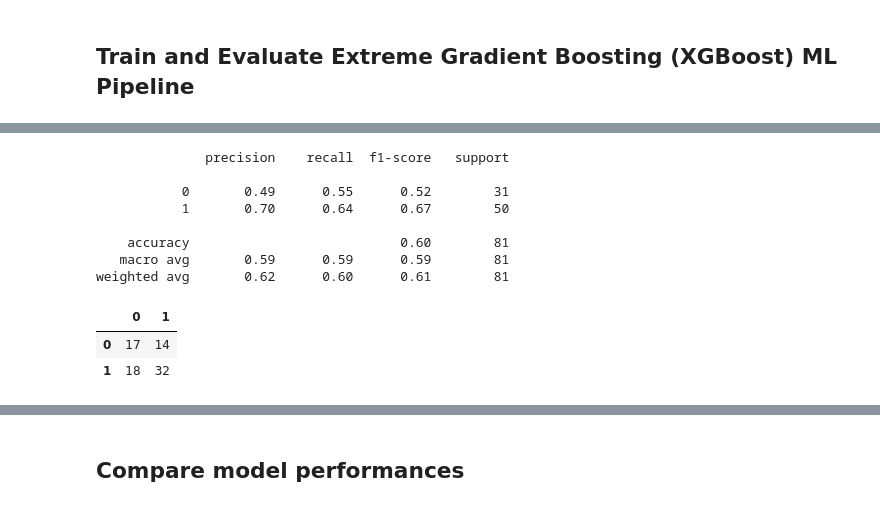
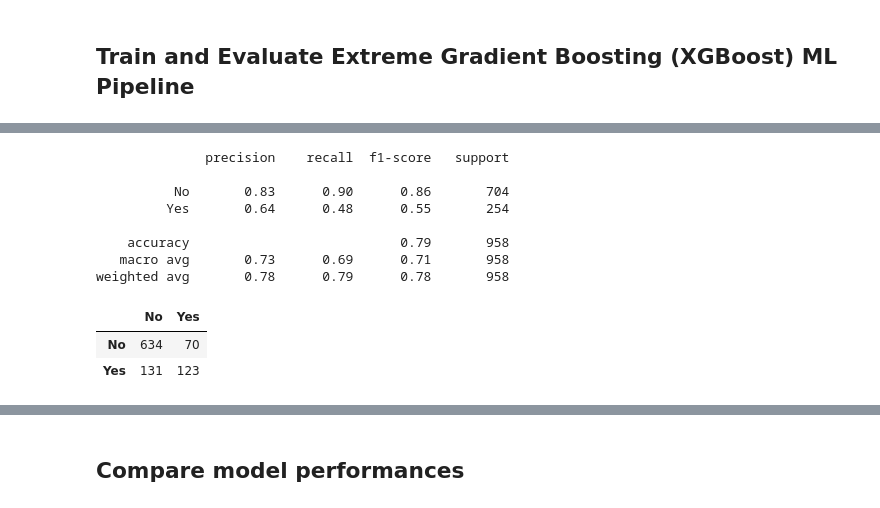
Before and after one commit to laravich/telco_churn_project, a Jupyter notebook: ML_challange2.ipynb, the cells around one changed output, grey strips where cells are left out. Saved outputs shown, nothing was run; the diff lists cells and outputs as text; code cells hidden in the pictures.

```diff
--- a/ML_challange2.ipynb
+++ b/ML_challange2.ipynb
@@ -618,8 +574,3 @@ scores
 from xgboost import XGBClassifier
 pipeline_xgb = Pipeline([("pre_process", preprocessor_new),
                          ("model", XGBClassifier(random_state=42))])
-# %%
-# Doesn't work with string y labels
-# ValueError: Invalid classes inferred from unique values of `y`.  Expected: [0 1], got ['<=50K' '>50K']
-# Need to label encode
-pipeline_xgb.fit(X_train, y_train)
@@ -646,10 +577,10 @@ Pipeline(steps=[('pre_process',
 # %%
-# from sklearn.preprocessing import LabelEncoder
+from sklearn.preprocessing import LabelEncoder
 
-# le = LabelEncoder()
-# # transform y labels into 0 and 1 as latest xgboost version doesn't support string labels
-# y_train_le = le.fit_transform(y_train)
-# y_test_le = le.transform(y_test)
+le = LabelEncoder()
+# transform y labels into 0 and 1 as latest xgboost version doesn't support string labels
+y_train_le = le.fit_transform(y_train)
+y_test_le = le.transform(y_test)
 # %%
-pipeline_xgb.fit(X_train, y_train)
-y_pred = pipeline_xgb.predict(X_test)
+pipeline_xgb.fit(X_train, y_train_le)
+y_pred_le = pipeline_xgb.predict(X_test)
@@ -666,22 +587,24 @@ y_pred = pipeline_xgb.predict(X_test)
+# %%
+y_pred = le.inverse_transform(y_pred_le)
 # %%
-#class_labels = le.classes_
+class_labels = le.classes_
 
 print(classification_report(y_test, y_pred))
 
 pd.DataFrame(confusion_matrix(y_test, y_pred),
              columns=class_labels, index=class_labels)
 # %% [output]
               precision    recall  f1-score   support
 
-           0       0.49      0.55      0.52        31
-           1       0.70      0.64      0.67        50
+          No       0.83      0.90      0.86       704
+         Yes       0.64      0.48      0.55       254
 
-    accuracy                           0.60        81
-   macro avg       0.59      0.59      0.59        81
-weighted avg       0.62      0.60      0.61        81
+    accuracy                           0.79       958
+   macro avg       0.73      0.69      0.71       958
+weighted avg       0.78      0.79      0.78       958
-|  | 0 | 1 |
-| 0 | 17 | 14 |
-| 1 | 18 | 32 |
+|  | No | Yes |
+| No | 634 | 70 |
+| Yes | 131 | 123 |
 # %%
 scores['xgb'] = round(f1_score(y_test, y_pred, average='weighted'), 3)
 scores
```
Also changed, not shown: parts of 73 cells of this notebook, 2 other files.
